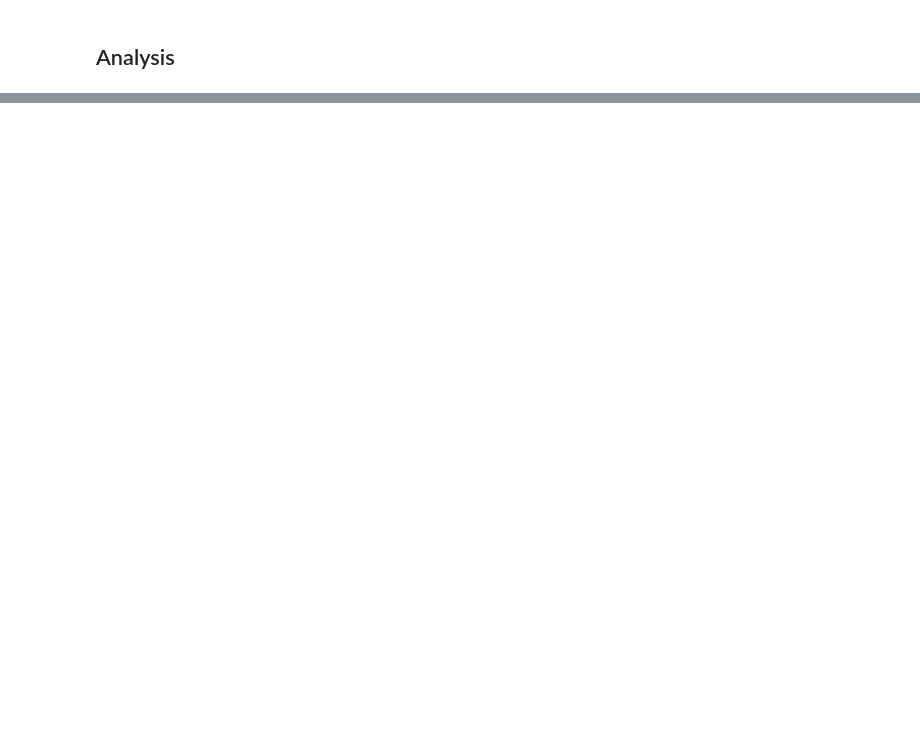
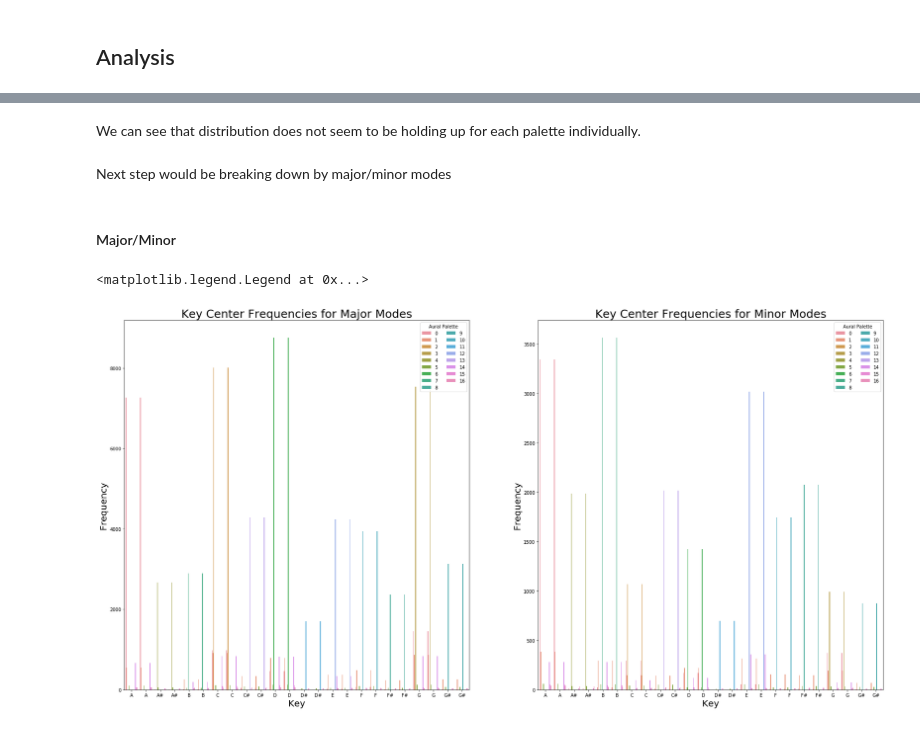
Before and after one commit to RMExe/Clustersong, a Jupyter notebook: code/04-analysis-and-conclusions.ipynb, the cells around one changed output, grey strips where cells are left out. Saved outputs shown, nothing was run; the diff lists cells and outputs as text; code cells hidden in the pictures; blank space fills up the shorter version.

```diff
--- a/code/04-analysis-and-conclusions.ipynb
+++ b/code/04-analysis-and-conclusions.ipynb
@@ -94,0 +158,26 @@ df.head()
+# %% [markdown]
+We can see that distribution does not seem to be holding up for each palette individually.
+# %% [markdown]
+Next step would be breaking down by major/minor modes
+# %% [markdown]
+#### Major/Minor
+# %%
+keys = list(set(df.key.values))
+keys.sort()
+# %%
+fig, ax = plt.subplots(nrows=1, ncols=2, figsize=(30,15))
+sns.countplot(x="key",data=df[(df.is_major==1)], hue="label", order=keys, ax=ax[0])
+#Major
+ax[0].set_xlabel("Key",size=20)
+ax[0].set_ylabel("Frequency",size=20)
+ax[0].set_title("Key Center Frequencies for Major Modes", size=25)
+ax[0].legend(title="Aural Palette", ncol=2)
+#Minor
+sns.countplot(x="key",data=df[(df.is_major==0)], hue="label", order=keys, ax=ax[1])
+ax[1].set_xlabel("Key",size=20)
+ax[1].set_ylabel("Frequency",size=20)
+ax[1].set_title("Key Center Frequencies for Minor Modes", size=25)
+ax[1].legend(title="Aural Palette", ncol=2)
+# %% [output]
+<matplotlib.legend.Legend at 0x...>
+[figure, added]
```
Also changed, not shown: parts of 28 cells of this notebook.
